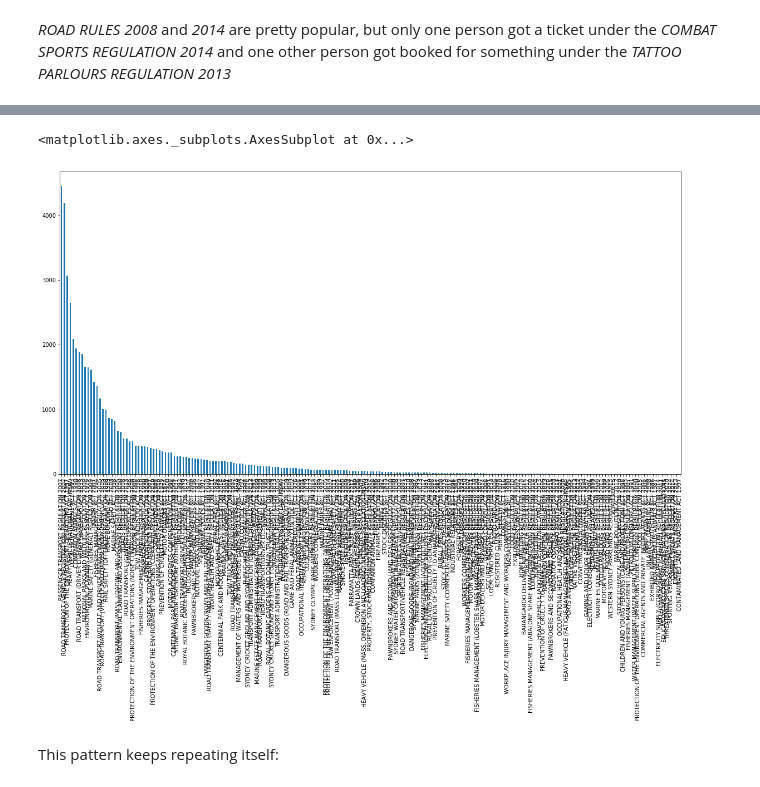
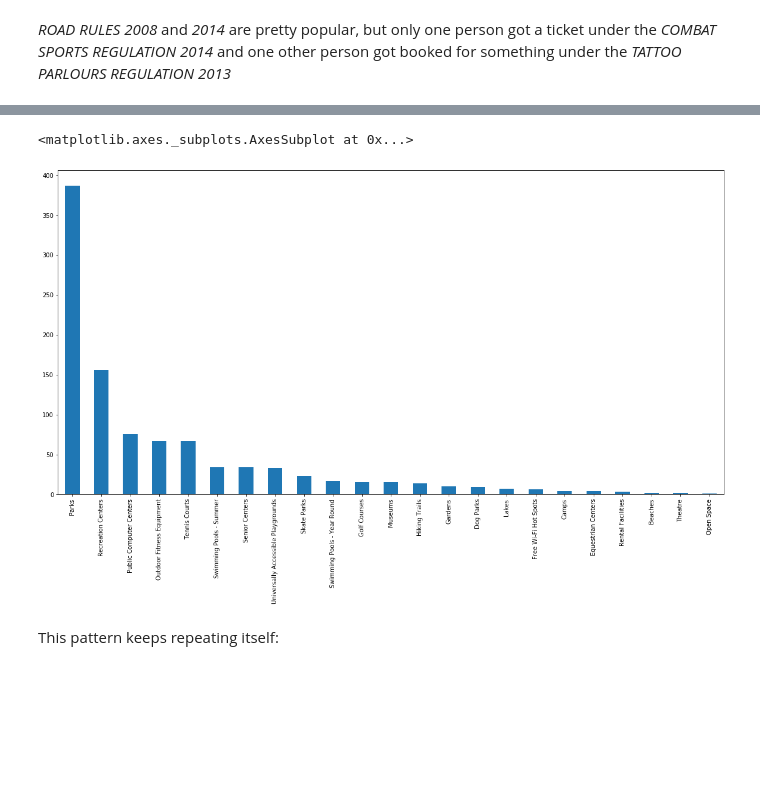
Before and after one commit to kchaoui/Data-Project, a Jupyter notebook: basic_pandas.ipynb, the cells around one changed output, grey strips where cells are left out. Drawn from its saved outputs; the diff is of its cells as text; code cells hidden in the pictures; blank space fills up the shorter version.

```diff
--- a/basic_pandas.ipynb
+++ b/basic_pandas.ipynb
@@ -274,11 +269,11 @@ These are probably the most common distributions, but they leave off the [power
 ![](http://blog.cloudera.com/wp-content/uploads/2015/12/distribution.png)
 [img](http://blog.cloudera.com/blog/2015/12/common-probability-distributions-the-data-scientists-crib-sheet/)
 # %%
-pdvc = penalty_data["LEGISLATION"].value_counts()
+pdvc = park_data["LocationType"].value_counts()
 pdvc[pdvc < 5000].plot(kind="bar")
 # %% [output]
 <matplotlib.axes._subplots.AxesSubplot at 0x...>
-[figure, old version]
+[figure, new version]
 # %% [markdown]
 This pattern keeps repeating itself:
 # %%
```
Also changed, not shown: parts of 29 cells of this notebook, 2 other files.
